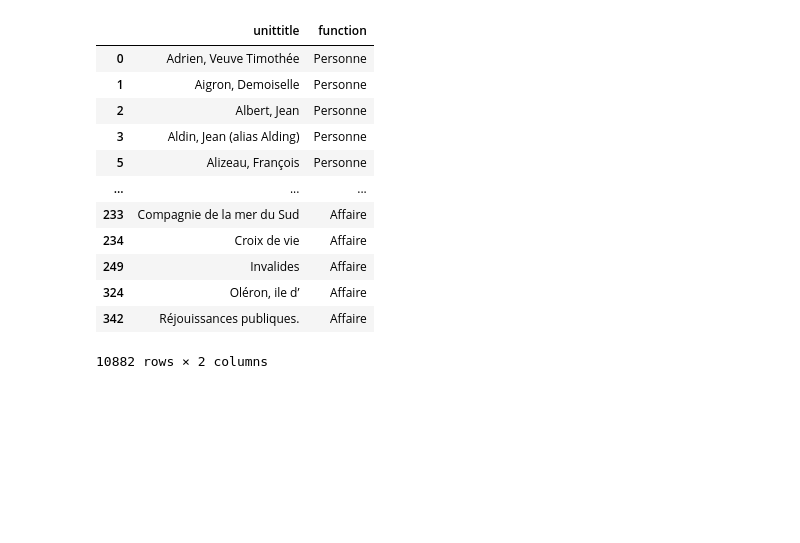
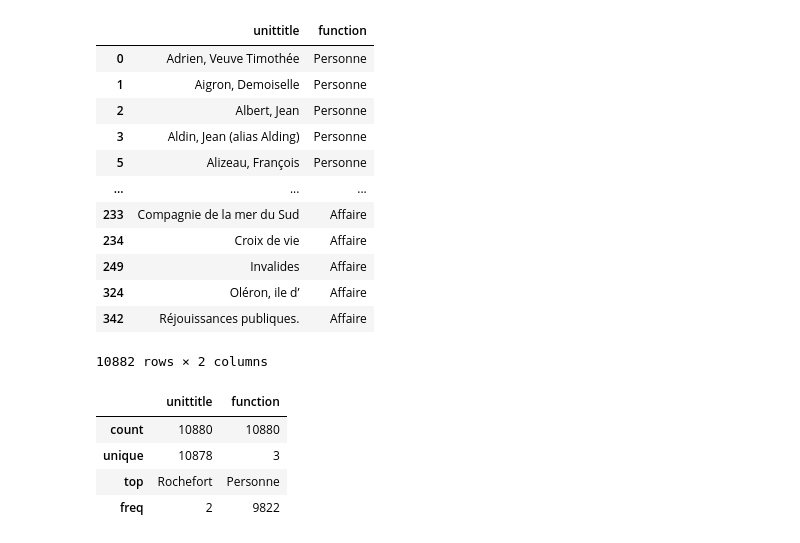
Before and after one commit to the0phil3/projet_ardouin, a Jupyter notebook: xl2sqlite/Reconnaisance/index_latotale.ipynb, the cells around one changed output. Drawn from its saved outputs; the diff is of its cells as text; code cells hidden in the pictures; blank space fills up the shorter version.

```diff
--- a/xl2sqlite/Reconnaisance/index_latotale.ipynb
+++ b/xl2sqlite/Reconnaisance/index_latotale.ipynb
@@ -120,3 +120,13 @@ latotale
 | 324 | Oléron, ile d’ | Affaire |
 | 342 | Réjouissances publiques. | Affaire |
 10882 rows × 2 columns
+# %%
+latotale = latotale.dropna(how='any')
+# %%
+latotale.describe()
+# %% [output]
+|  | unittitle | function |
+| count | 10880 | 10880 |
+| unique | 10878 | 3 |
+| top | Rochefort | Personne |
+| freq | 2 | 9822 |
```
Also changed, not shown: parts of 3 cells of this notebook, 17 other files.
